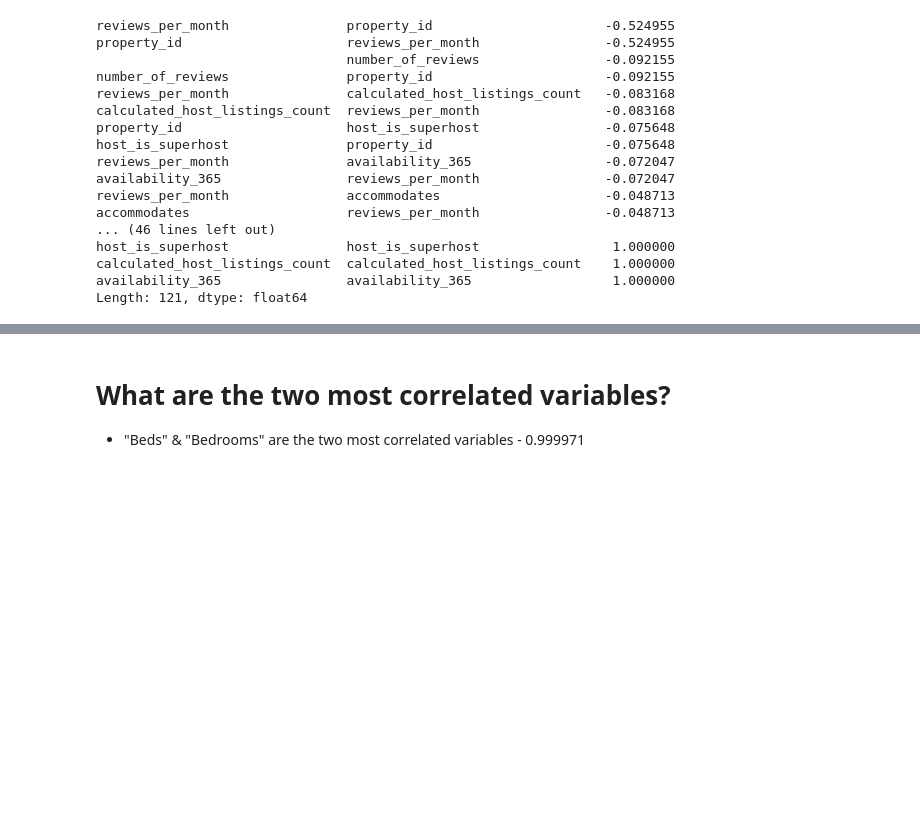
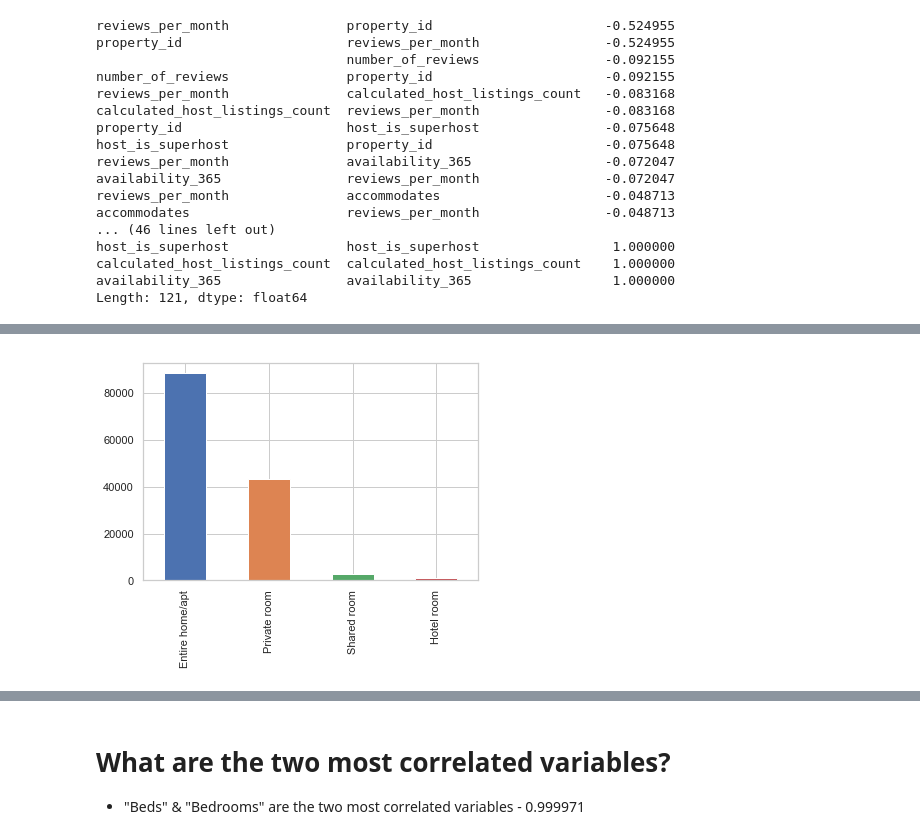
Before and after one commit to neelfx/AirBnB, a Jupyter notebook: airbnb_analysis.ipynb, the cells around one changed output, grey strips where cells are left out. Drawn from its saved outputs; the diff is of its cells as text; code cells hidden in the pictures; blank space fills up the shorter version.

```diff
--- a/airbnb_analysis.ipynb
+++ b/airbnb_analysis.ipynb
@@ -334,0 +300,7 @@ df['price'].hist(bins=100)
+# %%
+#sns.displot(df['room_type'])
+plt.figsize=(30,15)
+df['room_type'].value_counts().plot.bar()
+plt.show()
+# %% [output]
+[figure, added]
```
Also changed, not shown: parts of 32 cells of this notebook, 5 other files.
